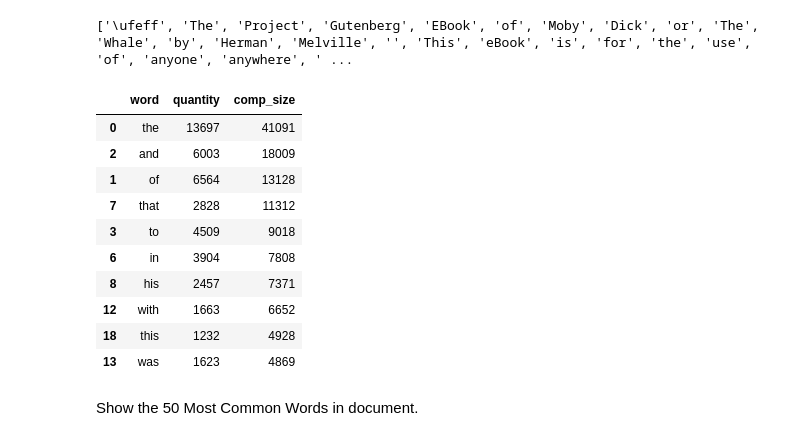
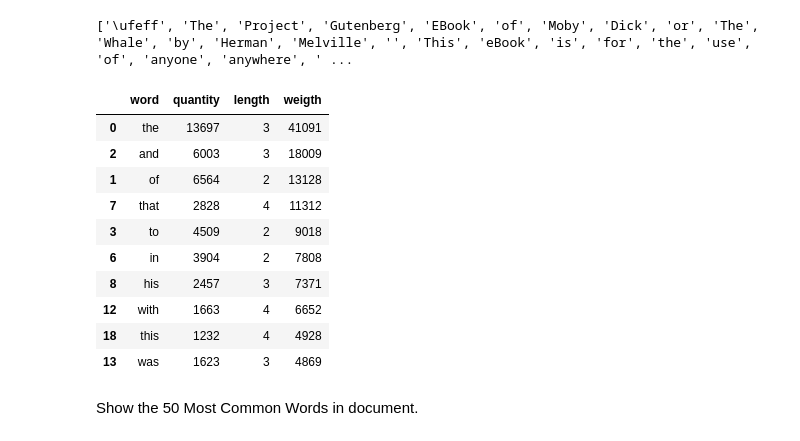
Before and after one commit to ansegura7/DataCompression, a Jupyter notebook: code/TextCompression.ipynb, the cells around one changed output. Drawn from its saved outputs; the diff is of its cells as text; code cells hidden in the pictures.

```diff
--- a/code/TextCompression.ipynb
+++ b/code/TextCompression.ipynb
@@ -89,22 +89,23 @@ print(word_list[:100])
 # %%
 # Get the most common words in the document
 n_words = Counter(word_list).most_common(1000)
 df_words = pd.DataFrame.from_records(n_words, columns = ['word', 'quantity'])
-df_words['comp_size'] = df_words.quantity * df_words.word.str.len()
-df_words = df_words.sort_values(by=['comp_size'], ascending=False)
+df_words['length'] = df_words.word.str.len()
+df_words['weigth'] = df_words.quantity * df_words.length
+df_words = df_words.sort_values(by=['weigth'], ascending=False)
 df_words.head(10)
 # %% [output]
-|  | word | quantity | comp_size |
-| 0 | the | 13697 | 41091 |
-| 2 | and | 6003 | 18009 |
-| 1 | of | 6564 | 13128 |
-| 7 | that | 2828 | 11312 |
-| 3 | to | 4509 | 9018 |
-| 6 | in | 3904 | 7808 |
-| 8 | his | 2457 | 7371 |
-| 12 | with | 1663 | 6652 |
-| 18 | this | 1232 | 4928 |
-| 13 | was | 1623 | 4869 |
+|  | word | quantity | length | weigth |
+| 0 | the | 13697 | 3 | 41091 |
+| 2 | and | 6003 | 3 | 18009 |
+| 1 | of | 6564 | 2 | 13128 |
+| 7 | that | 2828 | 4 | 11312 |
+| 3 | to | 4509 | 2 | 9018 |
+| 6 | in | 3904 | 2 | 7808 |
+| 8 | his | 2457 | 3 | 7371 |
+| 12 | with | 1663 | 4 | 6652 |
+| 18 | this | 1232 | 4 | 4928 |
+| 13 | was | 1623 | 3 | 4869 |
 # %% [markdown]
 Show the 50 Most Common Words in document.
 # %%
```
Also changed, not shown: parts of 2 cells of this notebook, 1 other file.
